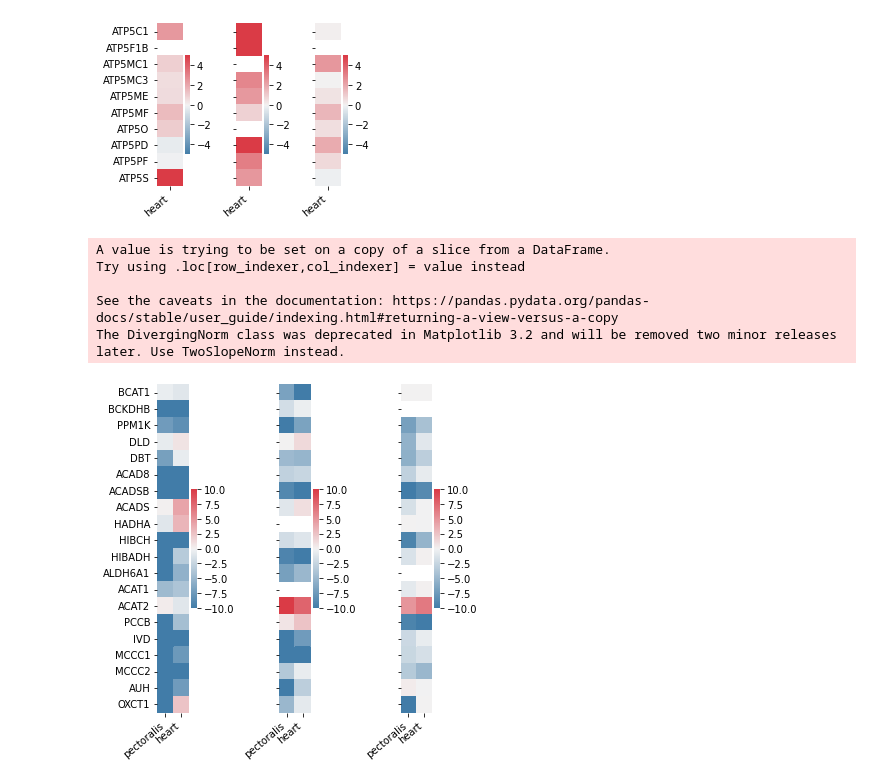
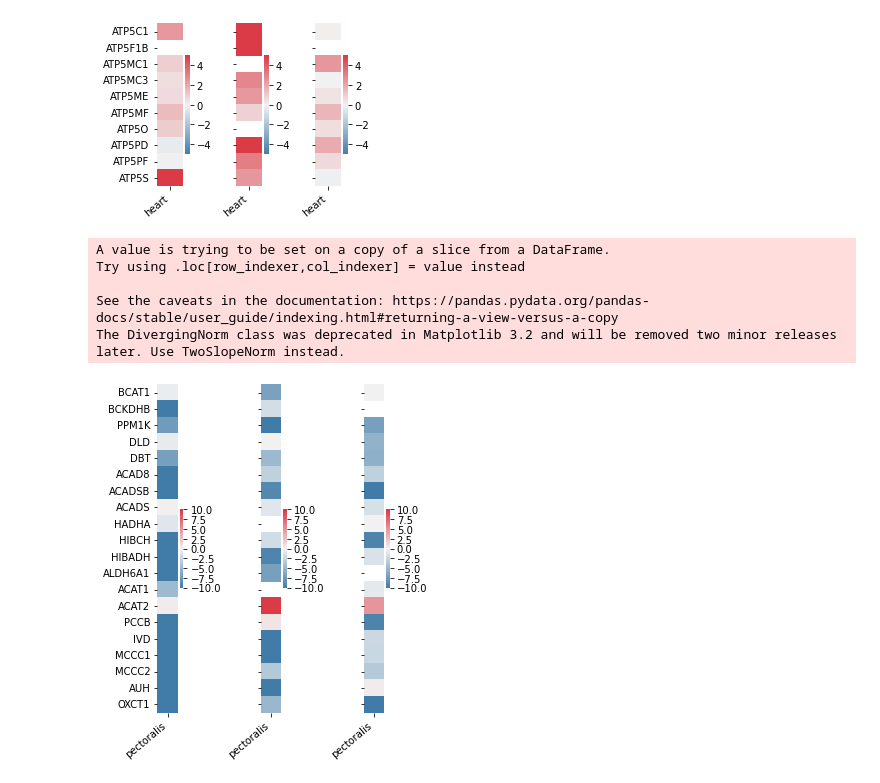
Before and after one commit to osipovarev/Transcriptome_for_NectarGenomics, a Jupyter notebook: up_down_DE_genes_analysis.ipynb, the cells around one changed output. Cells and saved outputs as stored; diff of their text form; code cells hidden in the pictures.

```diff
--- a/up_down_DE_genes_analysis.ipynb
+++ b/up_down_DE_genes_analysis.ipynb
@@ -504,7 +504,7 @@ for e in to_exclude:
 # limits = [5, 5, 5]
 limits = [10, 10, 10]
 i = 0
-fig, axes = plt.subplots(1, 3, figsize=(5.5, 5.5))
+fig, axes = plt.subplots(1, 3, figsize=(4.8, 5.5))
 
 for df_merged in all_pairs_dfs:
     df_genes = df_merged[df_merged.index.isin(genes)]
@@ -512,8 +512,8 @@ for df_merged in all_pairs_dfs:
     # Assign NaN to all missing GLUTs
 #     tissues = df_genes.columns
 #     tissues = ['liver']
-    tissues = ['pectoralis', 'heart']
-#     tissues = ['pectoralis', 'heart', 'liver', 'duodenum', 'pancreas', 'palate']
+    tissues = ['pectoralis']
+#     tissues = ['pectoralis', 'heart', 'liver', 'duodenum', 'palate']
     df_genes['gene'] = df_genes.index
     with_values = df_genes.index
 
@@ -523,31 +523,35 @@ for df_merged in all_pairs_dfs:
         df_genes = df_genes.append(d, ignore_index=True)
     df_genes.set_index('gene', inplace=True)
     df_genes = df_genes.reindex(genes)
     df_genes = df_genes[[t for t in tissue_order if t in tissues]]
 
     ## set palette and center it around 0
     gene_min = -limits[i]
     gene_max = limits[i]
 #     gene_min = df_genes['liver'].min()
 #     gene_max = df_genes['liver'].max()
 
     cmap = sns.diverging_palette(240, 10, as_cmap=True)
     divnorm = DivergingNorm(vmin=gene_min, vcenter=0, vmax=gene_max)
 
     ## plot relevance value
 #     sns.heatmap(ax=axes[i], data=df_genes, cmap='Greens')
     sns.heatmap(ax=axes[i], data=df_genes, cmap=cmap, norm=divnorm)
 
     axes[i].set_xticklabels(axes[i].get_xticklabels(), rotation=40, ha="right")
     axes[i].set_ylabel('')
     if i != 0:
         axes[i].set_yticklabels('')
     fig.tight_layout()
     i += 1
+
+# pdf_name = 'BCCA_genes.distance.ALL_tissue.ALL_pairs.pdf'
+pdf_name = 'BCCA_genes.distance.pectoralis.ALL_pairs.pdf'
+# fig.savefig(pdf_name, bbox_inches='tight')
 # %% [output]
 A value is trying to be set on a copy of a slice from a DataFrame.
 Try using .loc[row_indexer,col_indexer] = value instead
 
 See the caveats in the documentation: https://pandas.pydata.org/pandas-docs/stable/user_guide/indexing.html#returning-a-view-versus-a-copy
 The DivergingNorm class was deprecated in Matplotlib 3.2 and will be removed two minor releases later. Use TwoSlopeNorm instead.
-[figure, old version]
+[figure, new version]
```
